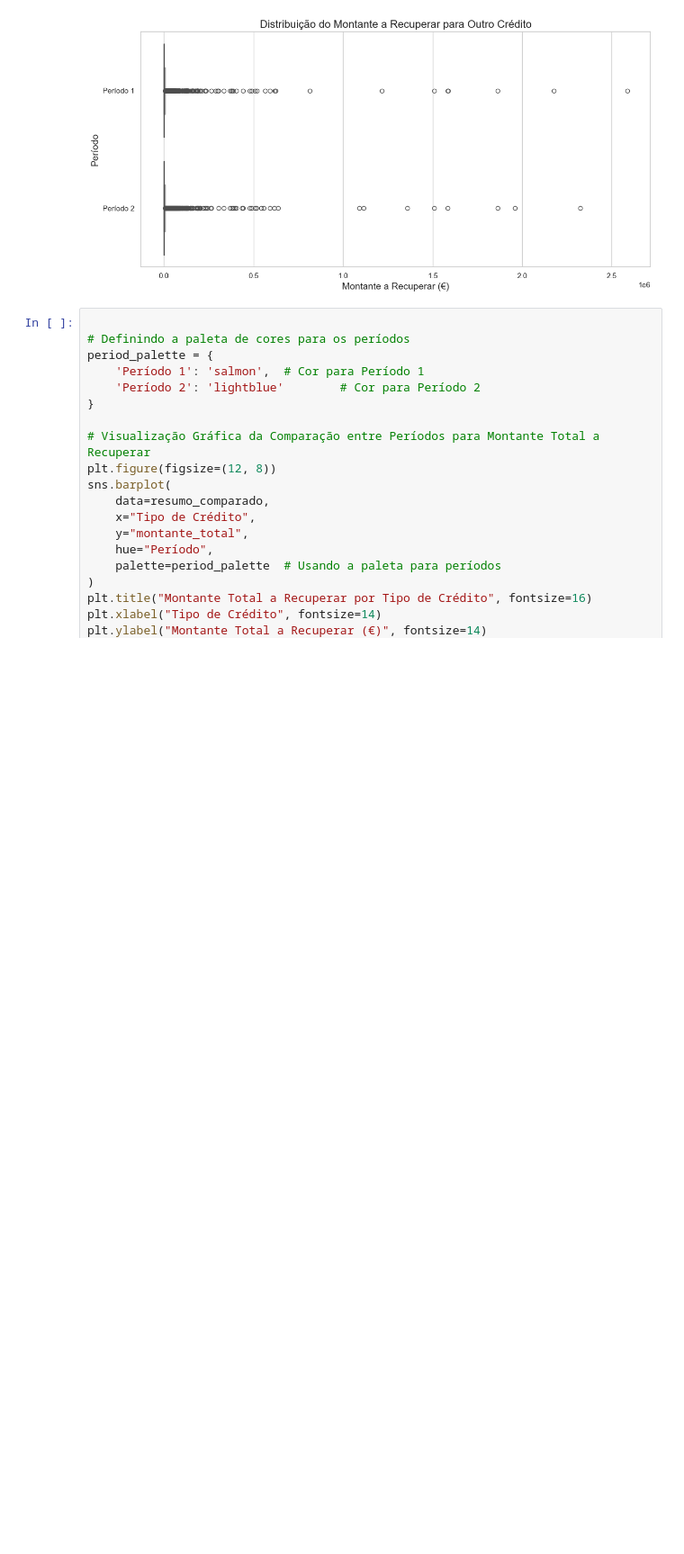
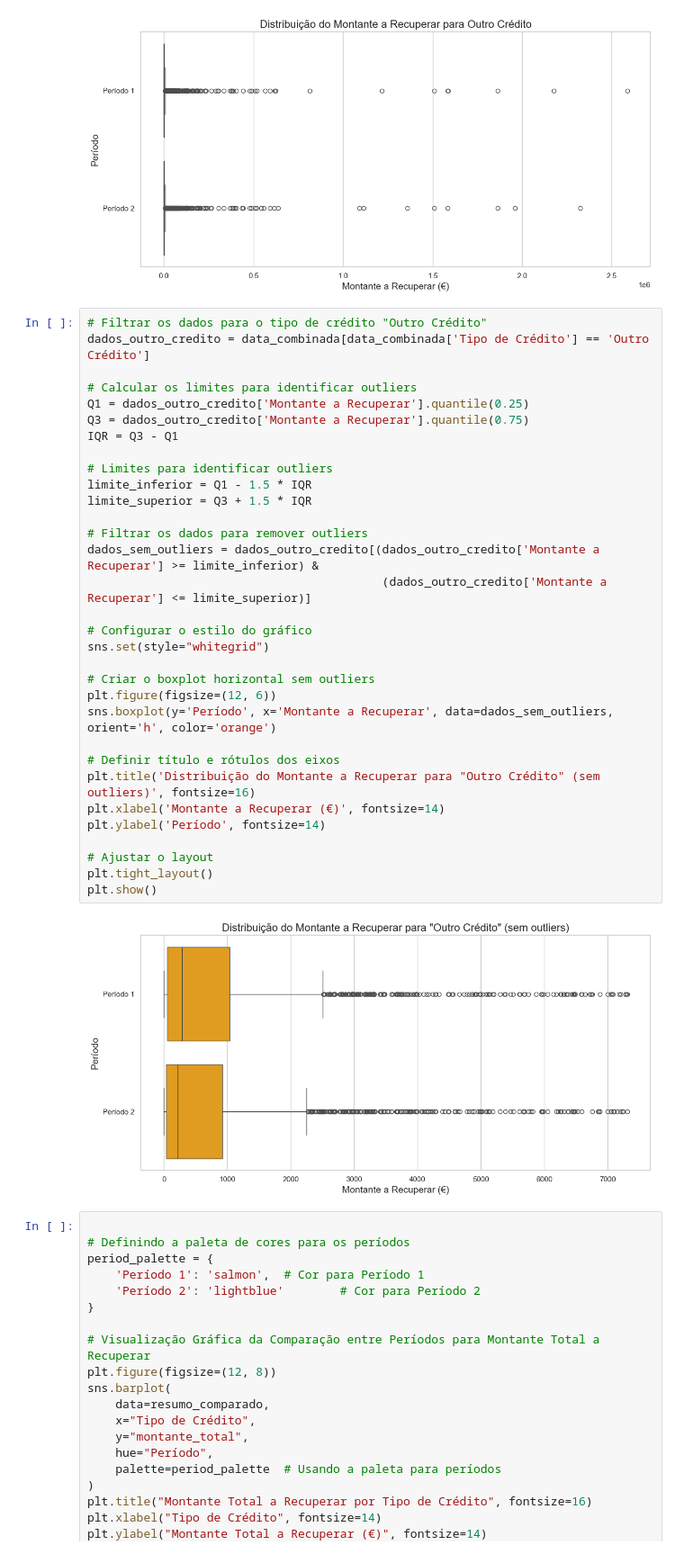
Before and after one commit to bruna-barbosa/analise-recuperacao-credito, a Jupyter notebook: analise.ipynb, the cells around one changed output. Shown at 90% size. Saved outputs shown, nothing was run; the diff lists cells and outputs as text; blank space fills up the shorter version.

Commit message:
Análise - Gráficos (ajustes)

```diff
--- a/analise.ipynb
+++ b/analise.ipynb
@@ -436,6 +436,40 @@ for tipo in tipos_credito:
 [figure]
 [figure]
 [figure]
+# %%
+# Filtrar os dados para o tipo de crédito "Outro Crédito"
+dados_outro_credito = data_combinada[data_combinada['Tipo de Crédito'] == 'Outro Crédito']
+
+# Calcular os limites para identificar outliers
+Q1 = dados_outro_credito['Montante a Recuperar'].quantile(0.25)
+Q3 = dados_outro_credito['Montante a Recuperar'].quantile(0.75)
+IQR = Q3 - Q1
+
+# Limites para identificar outliers
+limite_inferior = Q1 - 1.5 * IQR
+limite_superior = Q3 + 1.5 * IQR
+
+# Filtrar os dados para remover outliers
+dados_sem_outliers = dados_outro_credito[(dados_outro_credito['Montante a Recuperar'] >= limite_inferior) &
+                                          (dados_outro_credito['Montante a Recuperar'] <= limite_superior)]
+
+# Configurar o estilo do gráfico
+sns.set(style="whitegrid")
+
+# Criar o boxplot horizontal sem outliers
+plt.figure(figsize=(12, 6))
+sns.boxplot(y='Período', x='Montante a Recuperar', data=dados_sem_outliers, orient='h', color='orange')
+
+# Definir título e rótulos dos eixos
+plt.title('Distribuição do Montante a Recuperar para "Outro Crédito" (sem outliers)', fontsize=16)
+plt.xlabel('Montante a Recuperar (€)', fontsize=14)
+plt.ylabel('Período', fontsize=14)
+
+# Ajustar o layout
+plt.tight_layout()
+plt.show()
+# %% [output]
+[figure, added]
 # %%
 
 # Definindo a paleta de cores para os períodos
```
